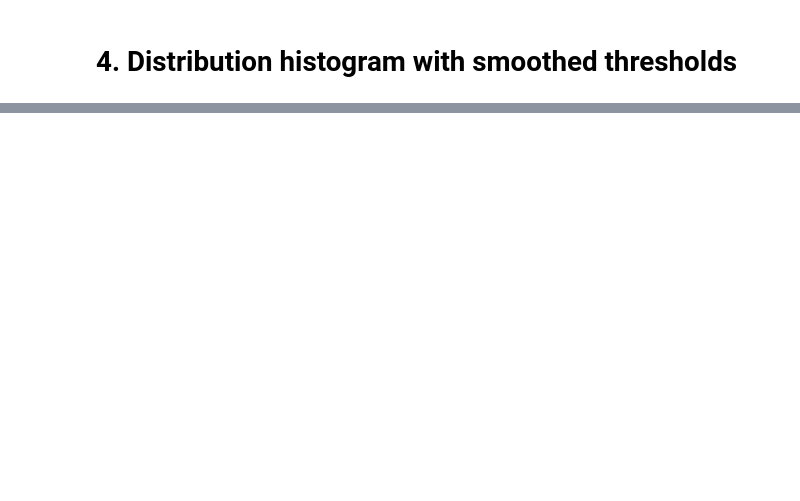
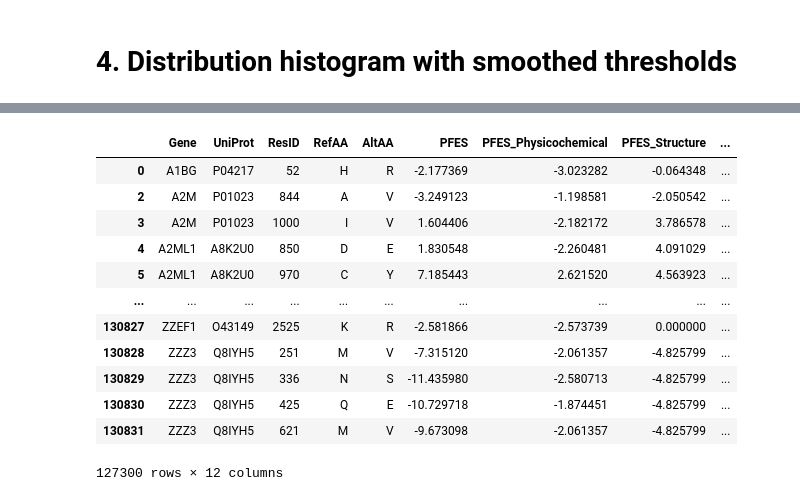
Before and after one commit to broadinstitute/missense-pfes, a Jupyter notebook: notebooks/PFES_empirical_stats.ipynb, the cells around one changed output, grey strips where cells are left out. Saved outputs shown, nothing was run; the diff lists cells and outputs as text; code cells hidden in the pictures; blank space fills up the shorter version.

```diff
--- a/notebooks/PFES_empirical_stats.ipynb
+++ b/notebooks/PFES_empirical_stats.ipynb
@@ -198,0 +229,16 @@ plt.show()
+# %%
+control[control.PFES_PPI < 1]
+# %% [output]
+|  | Gene | UniProt | ResID | RefAA | AltAA | PFES | PFES_Physicochemical | PFES_Structure | ... |
+| 0 | A1BG | P04217 | 52 | H | R | -2.177369 | -3.023282 | -0.064348 | ... |
+| 2 | A2M | P01023 | 844 | A | V | -3.249123 | -1.198581 | -2.050542 | ... |
+| 3 | A2M | P01023 | 1000 | I | V | 1.604406 | -2.182172 | 3.786578 | ... |
+| 4 | A2ML1 | A8K2U0 | 850 | D | E | 1.830548 | -2.260481 | 4.091029 | ... |
+| 5 | A2ML1 | A8K2U0 | 970 | C | Y | 7.185443 | 2.621520 | 4.563923 | ... |
+| ... | ... | ... | ... | ... | ... | ... | ... | ... | ... |
+| 130827 | ZZEF1 | O43149 | 2525 | K | R | -2.581866 | -2.573739 | 0.000000 | ... |
+| 130828 | ZZZ3 | Q8IYH5 | 251 | M | V | -7.315120 | -2.061357 | -4.825799 | ... |
+| 130829 | ZZZ3 | Q8IYH5 | 336 | N | S | -11.435980 | -2.580713 | -4.825799 | ... |
+| 130830 | ZZZ3 | Q8IYH5 | 425 | Q | E | -10.729718 | -1.874451 | -4.825799 | ... |
+| 130831 | ZZZ3 | Q8IYH5 | 621 | M | V | -9.673098 | -2.061357 | -4.825799 | ... |
+127300 rows × 12 columns
```
Also changed, not shown: parts of 7 cells of this notebook, 4 other files.
